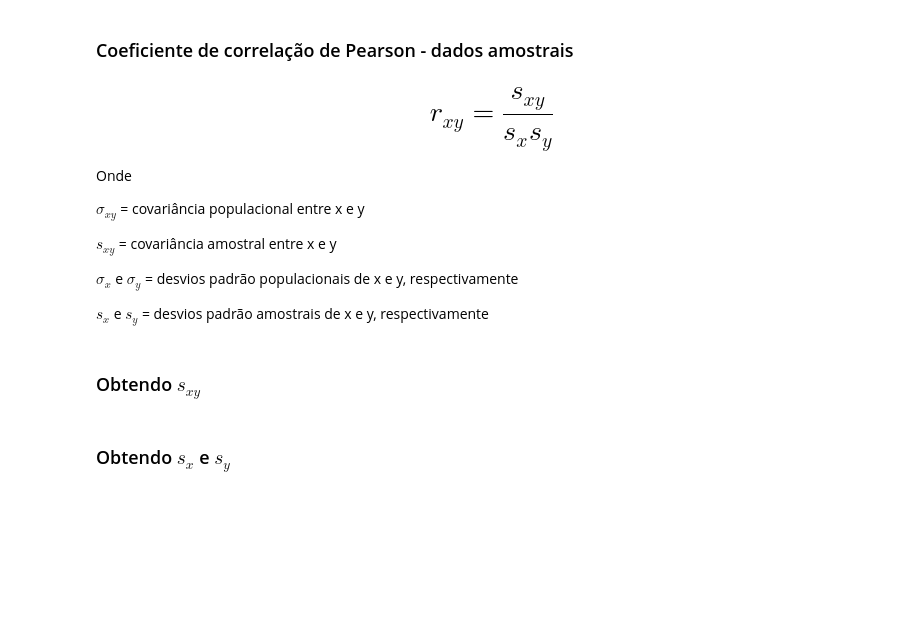
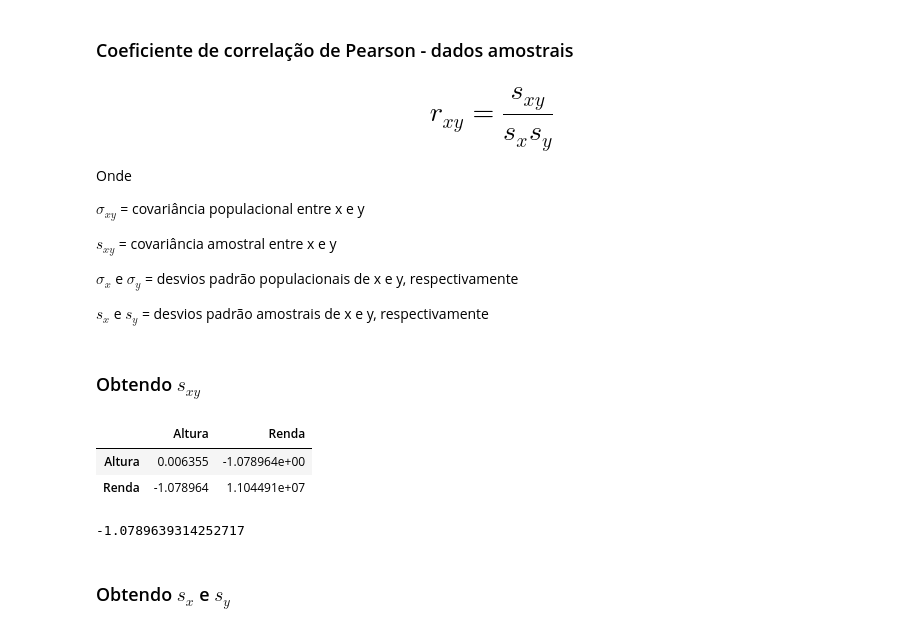
Before and after one commit to arthur-pulini/Estat-stica_com_python_5, a Jupyter notebook: Correlacao_e_Regressao.ipynb, the cells around one changed output. Saved outputs shown, nothing was run; the diff lists cells and outputs as text; code cells hidden in the pictures; blank space fills up the shorter version.

```diff
--- a/Correlacao_e_Regressao.ipynb
+++ b/Correlacao_e_Regressao.ipynb
@@ -422,5 +422,17 @@ $\sigma_{x}$ e $\sigma_{y}$ = desvios padrão populacionais de x e y, respectiva
 $s_{x}$ e $s_{y}$ = desvios padrão amostrais de x e y, respectivamente
 # %% [markdown]
 ### Obtendo $s_{xy}$
+# %%
+s_xy = dados[['Altura', 'Renda']].cov()
+s_xy
+# %% [output]
+|  | Altura | Renda |
+| Altura | 0.006355 | -1.078964e+00 |
+| Renda | -1.078964 | 1.104491e+07 |
+# %%
+s_xy = s_xy.Altura.loc['Renda']
+s_xy
+# %% [output]
+-1.0789639314252717
 # %% [markdown]
 ### Obtendo $s_x$ e $s_y$
```
Also changed, not shown: parts of 7 cells of this notebook.
